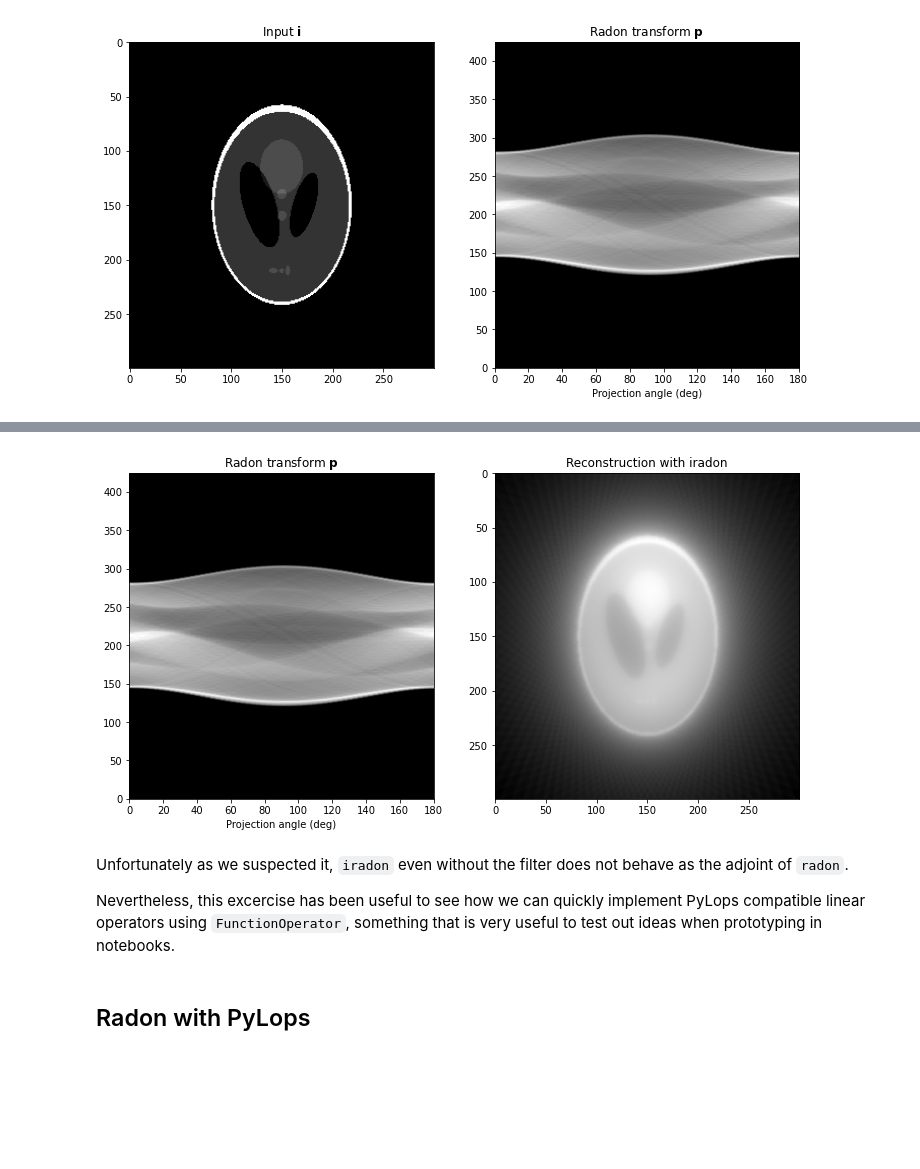
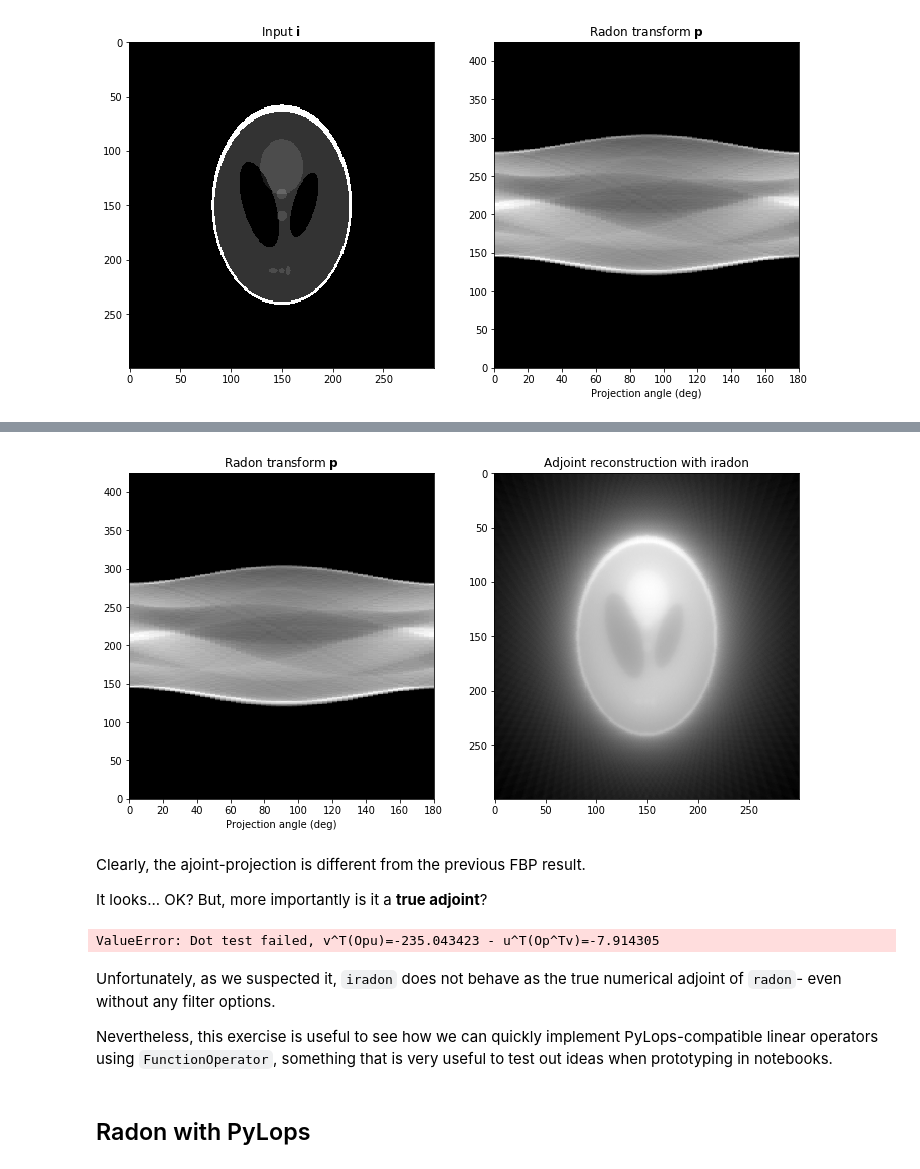
Before and after one commit to PyLops/pylops_pydata2020, a Jupyter notebook: Radon.ipynb, the cells around one changed output, grey strips where cells are left out. Saved outputs shown, nothing was run; the diff lists cells and outputs as text; code cells hidden in the pictures; blank space fills up the shorter version.

```diff
--- a/Radon.ipynb
+++ b/Radon.ipynb
@@ -61,8 +63,10 @@ Notice that we apply a zero pad the Shepp Logan phantom image. This will be requ
 # %%
+# Import the benchmark Shepp-Logan
 image = shepp_logan_phantom()[::2, ::2]
 
+# Zero padding
 pad = 50
-image = np.pad(image, ((pad, pad), (pad, pad)))
+image = np.pad(image, ((pad, pad), (pad, pad)), mode='constant')
 
 plt.figure(figsize=(6, 6))
 plt.imshow(image, cmap='gray')
@@ -120,26 +146,34 @@ Fop = FunctionOperator(mvec, rmvec, projection.size, image.size)
 # %%
-projection1 = Fop * image.ravel()
-projection1 = projection.reshape(projection.shape)
+# First, model projections used the forward method of Fop
+projection1 = Fop * image.ravel()  # note: Pylops operators act on 'vector' objects
+projection1 = projection.reshape(projection.shape)   # note: Pylops operators also output 'vector' objects
 
+# Then, apply the adjoint
 image_adj = Fop.H * projection1.ravel()
 image_adj = image_adj.reshape(image.shape)
 
 fig, (ax1, ax2) = plt.subplots(1, 2, figsize=(12, 6))
 ax1.imshow(projection, cmap='gray', extent=(0, 180, 0, projection.shape[0]))
 ax1.set_title(r"Radon transform $\mathbf{p}$")
 ax1.set_xlabel("Projection angle (deg)")
 ax1.axis('tight')
 ax2.imshow(image_adj, cmap='gray')
-ax2.set_title("Reconstruction with iradon")
+ax2.set_title("Adjoint reconstruction with iradon")
 ax2.axis('tight');
 # %% [output]
-[figure, old version]
+[figure, new version]
+# %% [markdown]
+Clearly, the ajoint-projection is different from the previous FBP result.
+
+It looks... OK? But, more importantly is it a **true adjoint**?
 # %%
-#dottest(Fop, Fop.shape[0], Fop.shape[1])
+dottest(Fop, Fop.shape[0], Fop.shape[1])
+# %% [output]
+ValueError: Dot test failed, v^T(Opu)=-235.043423 - u^T(Op^Tv)=-7.914305
 # %% [markdown]
-Unfortunately as we suspected it, `iradon` even without the filter does not behave as the adjoint of `radon`.
+Unfortunately, as we suspected it, `iradon` does not behave as the true numerical adjoint of `radon`- even without any filter options.
 
-Nevertheless, this excercise has been useful to see how we can quickly implement PyLops compatible linear operators using ``FunctionOperator``, something that is very useful to test out ideas when prototyping in notebooks.
+Nevertheless, this exercise is useful to see how we can quickly implement PyLops-compatible linear operators using ``FunctionOperator``, something that is very useful to test out ideas when prototyping in notebooks.
 # %% [markdown]
 ## Radon with PyLops
 # %% [markdown]
```
Also changed, not shown: parts of 28 cells of this notebook.
